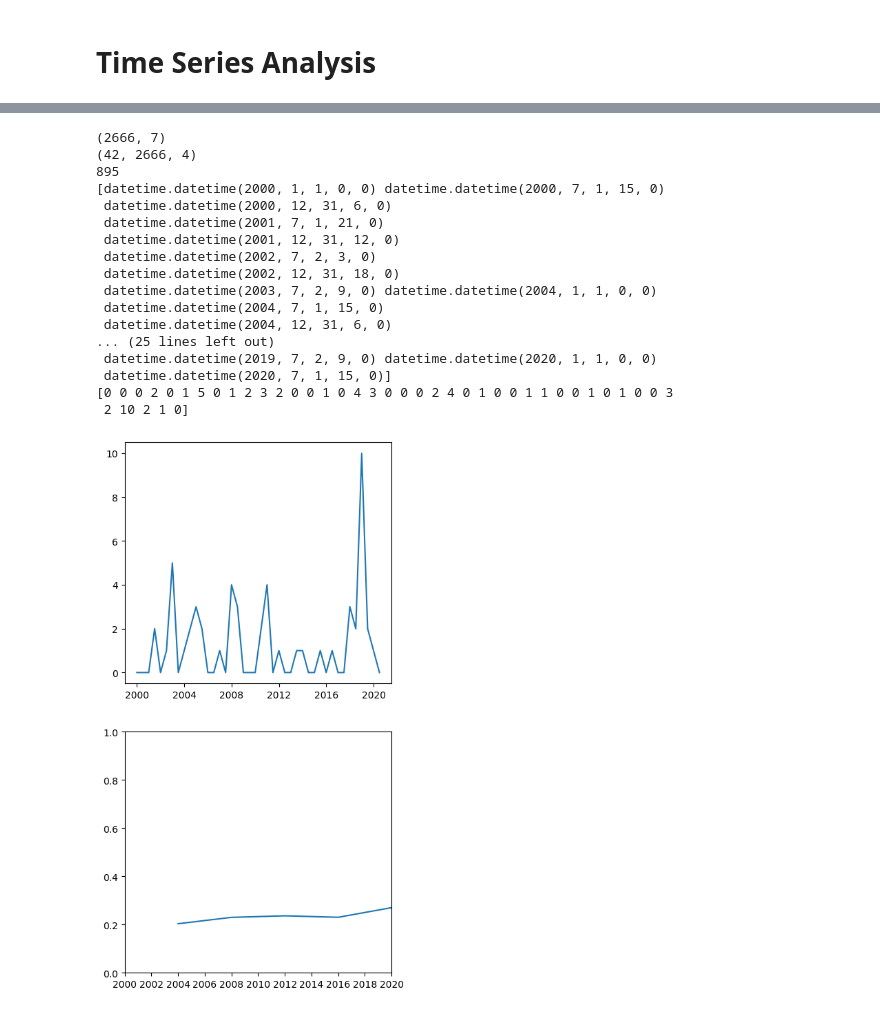
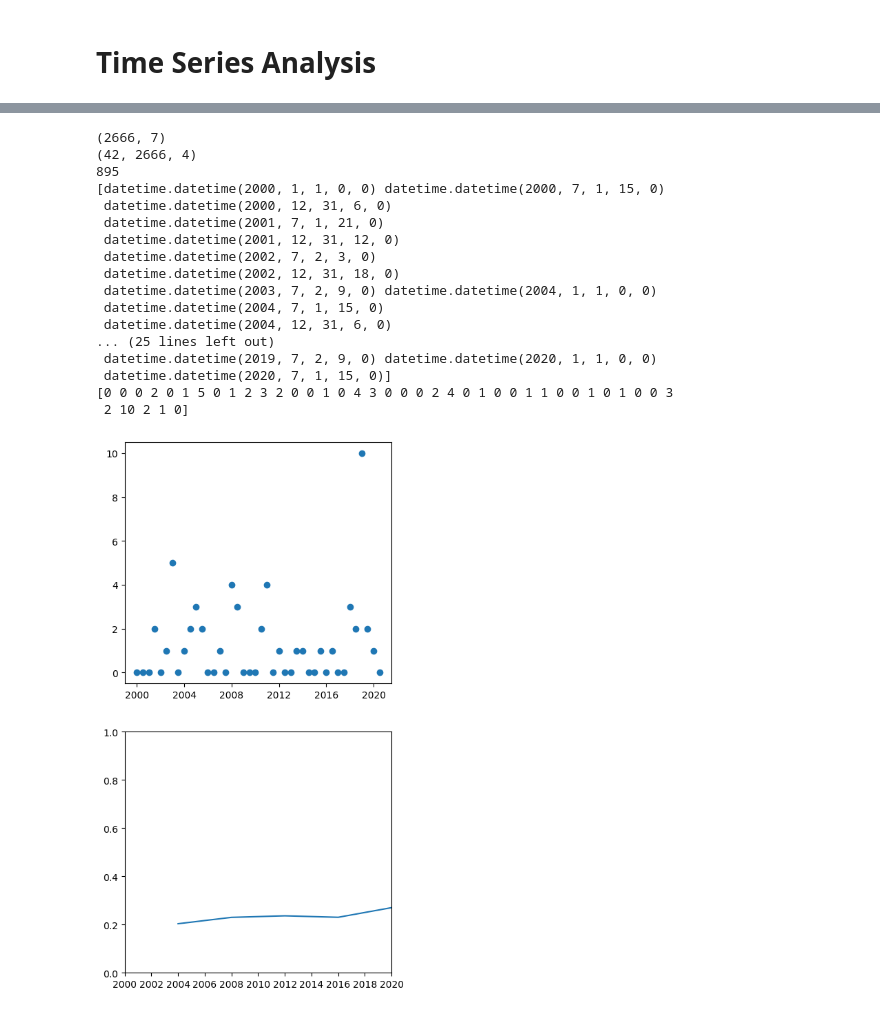
Before and after one commit to kmorhun/disasters_and_politics, a Jupyter notebook: src/time_series.ipynb, the cells around one changed output, grey strips where cells are left out. Saved outputs shown, nothing was run; the diff lists cells and outputs as text; code cells hidden in the pictures.

```diff
--- a/src/time_series.ipynb
+++ b/src/time_series.ipynb
@@ -123,32 +123,32 @@ def regress_tornadoes(countyIndex, countyVotes, countyTorns):
     print(tornadoMetrics[:,0])
     print(tornadoMetrics[:,1])
     fig, axs = plt.subplots(2, figsize=(5,10))
-    axs[0].plot(tornadoMetrics[:,0], tornadoMetrics[:,1])
+    axs[0].scatter(tornadoMetrics[:,0], tornadoMetrics[:,1])
     axs[1].plot(elections,voteMetrics)
     axs[1].set_ylim([0,1.0])
     axs[1].set_xlim([startDate,elections[-1]])
 
     plt.show()
 
 
 print(np.argmax(np.mean(countyData[:,:,1],axis= 0)))
 regress_tornadoes(895,countyVotes,countyData)
 # %% [output]
 (2666, 7)
 (42, 2666, 4)
 895
 [datetime.datetime(2000, 1, 1, 0, 0) datetime.datetime(2000, 7, 1, 15, 0)
  datetime.datetime(2000, 12, 31, 6, 0)
  datetime.datetime(2001, 7, 1, 21, 0)
  datetime.datetime(2001, 12, 31, 12, 0)
  datetime.datetime(2002, 7, 2, 3, 0)
  datetime.datetime(2002, 12, 31, 18, 0)
  datetime.datetime(2003, 7, 2, 9, 0) datetime.datetime(2004, 1, 1, 0, 0)
  datetime.datetime(2004, 7, 1, 15, 0)
  datetime.datetime(2004, 12, 31, 6, 0)
 ... (25 lines left out)
  datetime.datetime(2019, 7, 2, 9, 0) datetime.datetime(2020, 1, 1, 0, 0)
  datetime.datetime(2020, 7, 1, 15, 0)]
 [0 0 0 2 0 1 5 0 1 2 3 2 0 0 1 0 4 3 0 0 0 2 4 0 1 0 0 1 1 0 0 1 0 1 0 0 3
  2 10 2 1 0]
-[figure, old version]
+[figure, new version]
```
